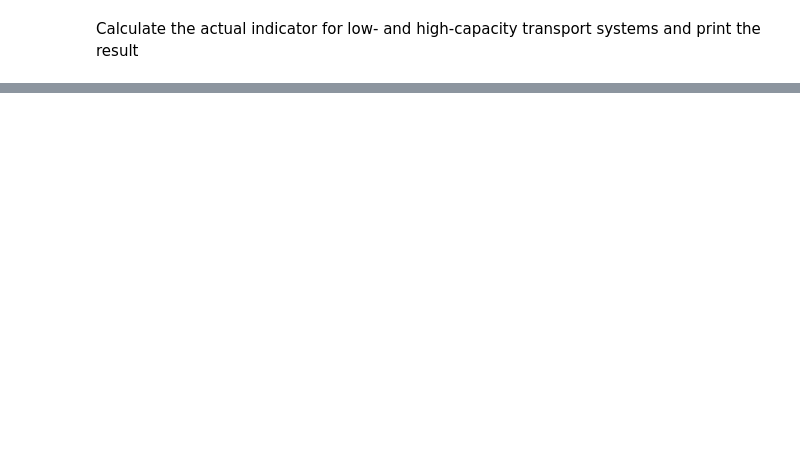
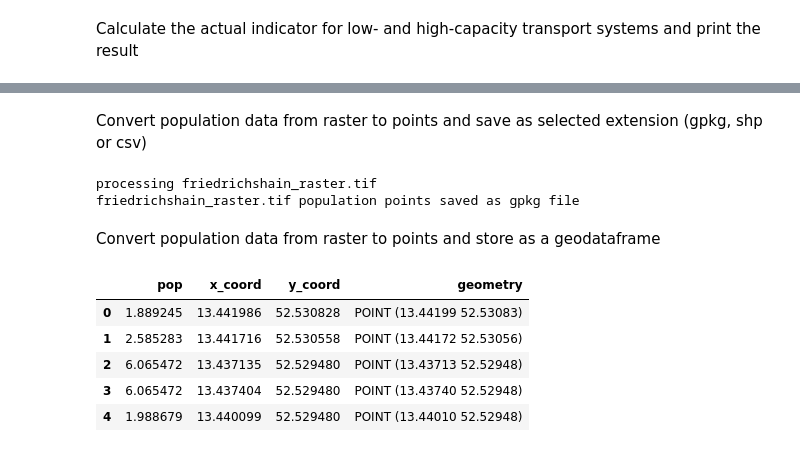
Before and after one commit to DLR-VF/PtAC, a Jupyter notebook: examples/friedrichshain_example.ipynb, the cells around one changed output, grey strips where cells are left out. Cells and saved outputs as stored; diff of their text form; code cells hidden in the pictures; blank space fills up the shorter version.

Commit message:
friedrichshain raster data and raster to points conversion example added

```diff
--- a/examples/friedrichshain_example.ipynb
+++ b/examples/friedrichshain_example.ipynb
@@ -97,0 +132,21 @@ accessibility.create_population_data(input_path="D:/trak/cities",
+# %% [markdown]
+Convert population data from raster to points and save as selected extension (gpkg, shp or csv)
+# %%
+accessibility.create_population_data(input_path=project_path + "/data/raster/",
+                                     output_path=project_path + "/data/",
+                                     extension="gpkg")
+# %% [output]
+processing friedrichshain_raster.tif
+friedrichshain_raster.tif population points saved as gpkg file
+# %% [markdown]
+Convert population data from raster to points and store as a geodataframe
+# %%
+gdf = accessibility.raster_to_points(path=project_path + "/data/raster/friedrichshain_raster.tif")
+gdf.head()
+# %% [output]
+|  | pop | x_coord | y_coord | geometry |
+| 0 | 1.889245 | 13.441986 | 52.530828 | POINT (13.44199 52.53083) |
+| 1 | 2.585283 | 13.441716 | 52.530558 | POINT (13.44172 52.53056) |
+| 2 | 6.065472 | 13.437135 | 52.529480 | POINT (13.43713 52.52948) |
+| 3 | 6.065472 | 13.437404 | 52.529480 | POINT (13.43740 52.52948) |
+| 4 | 1.988679 | 13.440099 | 52.529480 | POINT (13.44010 52.52948) |
```
Also changed, not shown: parts of 18 cells of this notebook, 2 other files.
